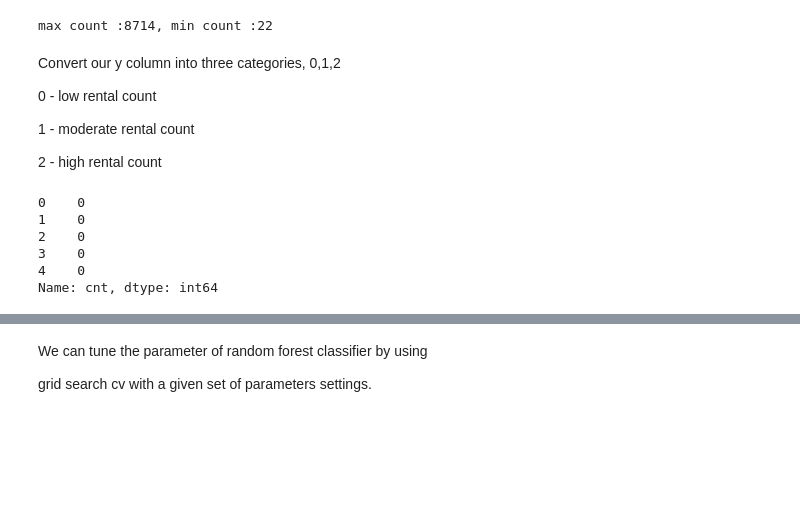
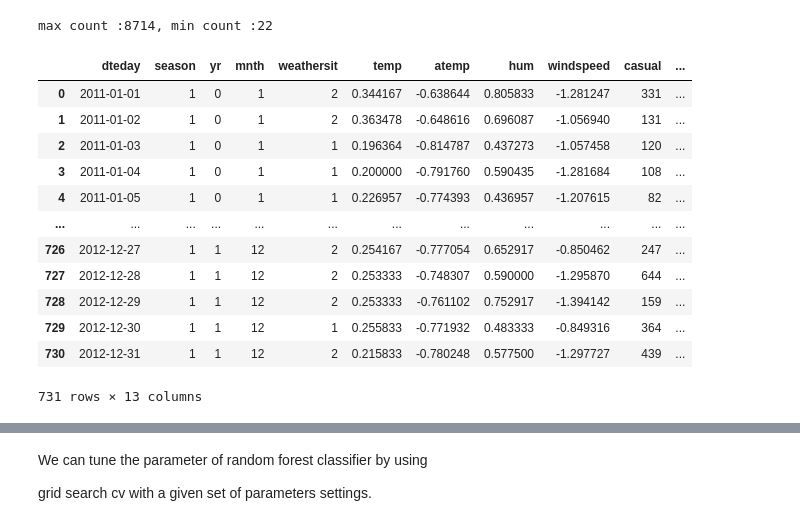
Before and after one commit to kaijaz123/ML-DL-SideProjects, a Jupyter notebook: Bike-count-prediction/Bike_count.ipynb, the cells around one changed output, grey strips where cells are left out. Saved outputs shown, nothing was run; the diff lists cells and outputs as text; code cells hidden in the pictures; blank space fills up the shorter version.

```diff
--- a/Bike-count-prediction/Bike_count.ipynb
+++ b/Bike-count-prediction/Bike_count.ipynb
@@ -274,27 +294,22 @@ y = data.pop("cnt") # get prediction target
 print("max count :{}, min count :{}".format(y.max(),y.min()))
 # %% [output]
 max count :8714, min count :22
-# %% [markdown]
-Convert our y column into three categories, 0,1,2
-
-0 - low rental count
-
-1 - moderate rental count
-
-2 - high rental count
-# %%
-max_count = y.max()
-# transform y into scaled value
-y = y.map(lambda x: 0 if x < max_count*0.3 else(
-          1 if x >= max_count*0.31 and x <= max_count*0.6 else 2))
-y.head()
-# %% [output]
-0    0
-1    0
-2    0
-3    0
-4    0
-Name: cnt, dtype: int64
+# %%
+data
+# %% [output]
+|  | dteday | season | yr | mnth | weathersit | temp | atemp | hum | windspeed | casual | ... |
+| 0 | 2011-01-01 | 1 | 0 | 1 | 2 | 0.344167 | -0.638644 | 0.805833 | -1.281247 | 331 | ... |
+| 1 | 2011-01-02 | 1 | 0 | 1 | 2 | 0.363478 | -0.648616 | 0.696087 | -1.056940 | 131 | ... |
+| 2 | 2011-01-03 | 1 | 0 | 1 | 1 | 0.196364 | -0.814787 | 0.437273 | -1.057458 | 120 | ... |
+| 3 | 2011-01-04 | 1 | 0 | 1 | 1 | 0.200000 | -0.791760 | 0.590435 | -1.281684 | 108 | ... |
+| 4 | 2011-01-05 | 1 | 0 | 1 | 1 | 0.226957 | -0.774393 | 0.436957 | -1.207615 | 82 | ... |
+| ... | ... | ... | ... | ... | ... | ... | ... | ... | ... | ... | ... |
+| 726 | 2012-12-27 | 1 | 1 | 12 | 2 | 0.254167 | -0.777054 | 0.652917 | -0.850462 | 247 | ... |
+| 727 | 2012-12-28 | 1 | 1 | 12 | 2 | 0.253333 | -0.748307 | 0.590000 | -1.295870 | 644 | ... |
+| 728 | 2012-12-29 | 1 | 1 | 12 | 2 | 0.253333 | -0.761102 | 0.752917 | -1.394142 | 159 | ... |
+| 729 | 2012-12-30 | 1 | 1 | 12 | 1 | 0.255833 | -0.771932 | 0.483333 | -0.849316 | 364 | ... |
+| 730 | 2012-12-31 | 1 | 1 | 12 | 2 | 0.215833 | -0.780248 | 0.577500 | -1.297727 | 439 | ... |
+731 rows × 13 columns
 # %%
 data.drop(columns = ["dteday","casual","registered"], inplace = True)
 data.head()
```
Also changed, not shown: parts of 14 cells of this notebook.
